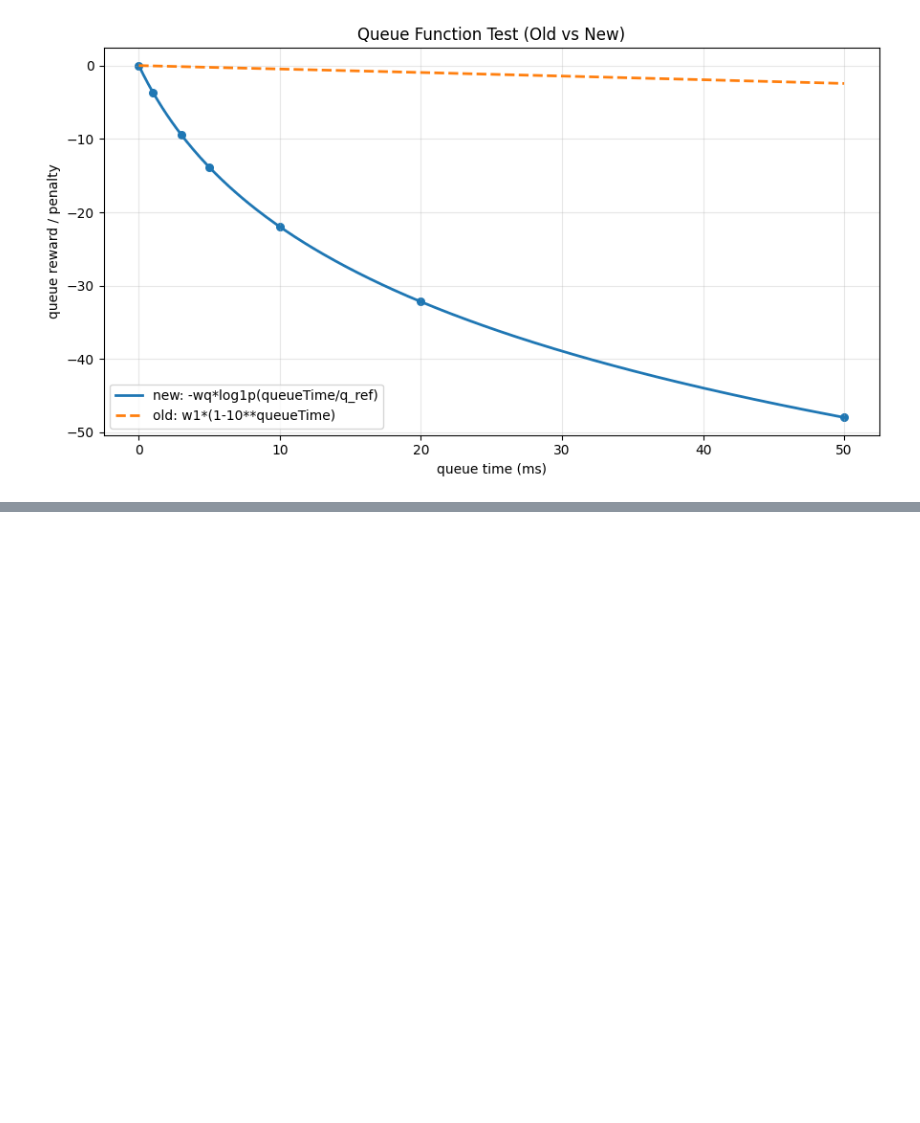
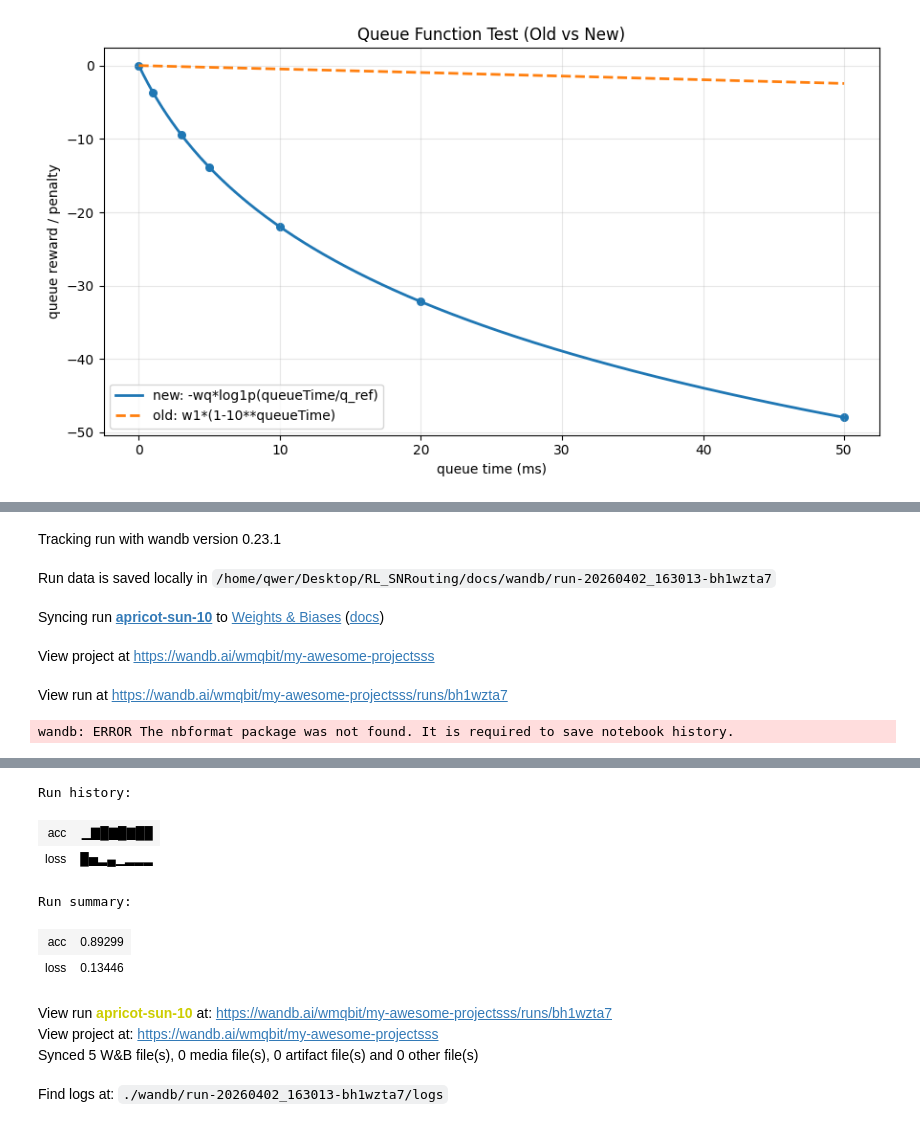
Before and after one commit to wuliuqi567/RL_SNRouting, a Jupyter notebook: docs/test_code.ipynb, the cells around one changed output, grey strips where cells are left out. Cells and saved outputs as stored; diff of their text form; code cells hidden in the pictures; blank space fills up the shorter version.

```diff
--- a/docs/test_code.ipynb
+++ b/docs/test_code.ipynb
@@ -184,3 +184,39 @@ t= 0.010 | new=-21.97225 | old= -0.46586
 t= 0.020 | new=-32.18876 | old= -0.94257
 t= 0.050 | new=-47.95791 | old= -2.44037
 [figure]
+# %%
+import random
+
+import wandb
+
+# Start a new wandb run to track this script.
+run = wandb.init(
+    # Set the wandb entity where your project will be logged (generally your team name).
+    # entity="my-awesome-team-name",
+    # Set the wandb project where this run will be logged.
+    project="my-awesome-projectsss",
+    # Track hyperparameters and run metadata.
+    config={
+        "learning_rate": 0.02,
+        "architecture": "CNN",
+        "dataset": "CIFAR-100",
+        "epochs": 10,
+    },
+)
+
+# Simulate training.
+epochs = 10
+offset = random.random() / 5
+for epoch in range(2, epochs):
+    acc = 1 - 2**-epoch - random.random() / epoch - offset
+    loss = 2**-epoch + random.random() / epoch + offset
+
+    # Log metrics to wandb.
+    run.log({"acc": acc, "loss": loss})
+
+# Finish the run and upload any remaining data.
+run.finish()
+
+# local-fdb5c411177b4f2453b3a27d8558eac811369afc
+# wandb login --relogin --host=http://192.168.1.12:8080
+# %% [output]
@@ -186,0 +224,6 @@ t= 0.050 | new=-47.95791 | old= -2.44037
+Tracking run with wandb version 0.23.1
+Run data is saved locally in /home/qwer/Desktop/RL_SNRouting/docs/wandb/run-20260402_163013-bh1wzta7
+Syncing run apricot-sun-10 to Weights & Biases (docs)
+View project at https://wandb.ai/wmqbit/my-awesome-projectsss
+View run at https://wandb.ai/wmqbit/my-awesome-projectsss/runs/bh1wzta7
+wandb: ERROR The nbformat package was not found. It is required to save notebook history.
@@ -186,0 +231,10 @@ t= 0.050 | new=-47.95791 | old= -2.44037
+Run history:
+| acc | ▁▇█▇█▇██ |
+| loss | █▅▂▄▁▂▂▂ |
+Run summary:
+| acc | 0.89299 |
+| loss | 0.13446 |
+View run apricot-sun-10 at: https://wandb.ai/wmqbit/my-awesome-projectsss/runs/bh1wzta7
+View project at: https://wandb.ai/wmqbit/my-awesome-projectsss
+Synced 5 W&B file(s), 0 media file(s), 0 artifact file(s) and 0 other file(s)
+Find logs at: ./wandb/run-20260402_163013-bh1wzta7/logs
```
Also changed, not shown: parts of 1 cell of this notebook, 6 other files.
